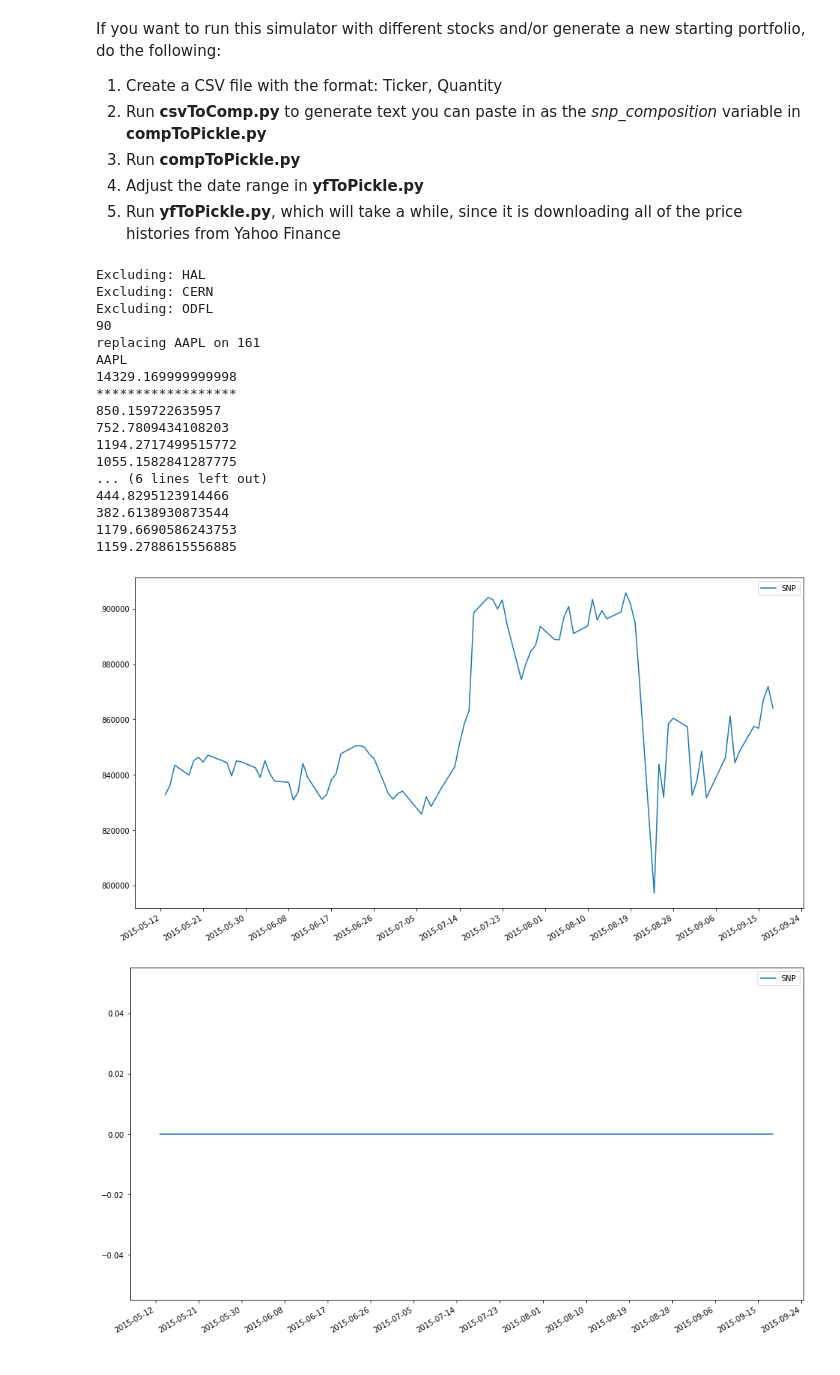
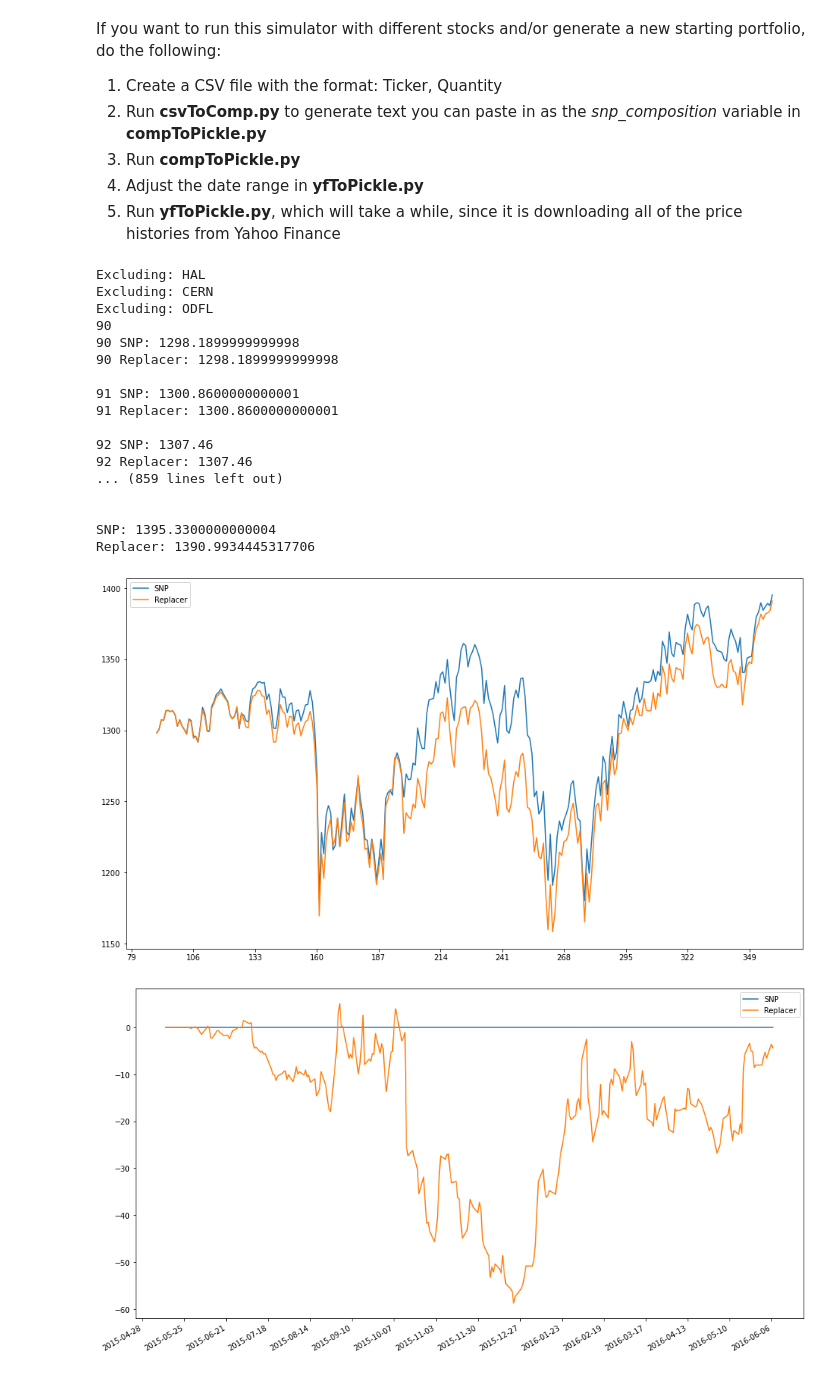
Before and after one commit to NikhilAPatel/A-Hybrid-Learning-Approach-to-Generating-Synthetic-Positions-for-Tax-Loss-Harvesting, a Jupyter notebook: model.ipynb, the cells around one changed output. Saved outputs shown, nothing was run; the diff lists cells and outputs as text; code cells hidden in the pictures.

```diff
--- a/model.ipynb
+++ b/model.ipynb
@@ -725,31 +789,46 @@ def simulate_stock(stock, sim_start_date, sim_end_date, tra_end_date, train_num_
         [baseline_stock_portfolio, synth_stock_portfolio, correlated_stock_portfolio], sim_start_date)
     run_simulation(sim_start_date, sim_end_date, portfolios, graph)
     return portfolios
-# %%
-snp_composition_stocks = model_output_to_portfolio(snp_composition, train_start_date+90)
-snp = Portfolio("SNP", train_start_date+90, 0, snp_composition_stocks, True)
-print(train_start_date+90)
-run_simulation(train_start_date+90, train_start_date+180, [snp], True, True)
-# %% [output]
-Excluding: HAL
-Excluding: CERN
-Excluding: ODFL
-90
-replacing AAPL on 161
-AAPL
-14329.169999999998
-******************
-850.159722635957
-752.7809434108203
-1194.2717499515772
-1055.1582841287775
-... (6 lines left out)
-444.8295123914466
-382.6138930873544
-1179.6690586243753
-1159.2788615556885
-[figure, removed]
-[figure, removed]
+# %%
+startdate = 90
+snp_composition_stocks = model_output_to_portfolio(snp_composition, train_start_date+90)
+sample = {"AAPL": Stock("AAPL", 90, 1), "COST": Stock("COST", 90, 1), "MXL": Stock("MXL", 90, 1), "WMT": Stock("WMT", 90, 1),
+          "KMI": Stock("KMI", 90, 1), "MTD": Stock("MTD", 90, 1), "MDLZ": Stock("MDLZ", 90, 1), "KR": Stock("KR", 90, 1),
+          "HES": Stock("HES", 90, 1), "ORLY": Stock("ORLY", 90, 1), "HLT": Stock("HLT", 90, 1), "HOLX": Stock("HOLX", 90, 1),
+          "HON": Stock("HON", 90, 1), "OXY": Stock("OXY", 90, 1), "OMC": Stock("OMC", 90, 1), "LHX": Stock("LHX", 90, 1)}
+
+sample2 = {"AAPL": Stock("AAPL", 90, 1), "COST": Stock("COST", 90, 1), "MXL": Stock("MXL", 90, 1), "WMT": Stock("WMT", 90, 1),
+          "KMI": Stock("KMI", 90, 1), "MTD": Stock("MTD", 90, 1), "MDLZ": Stock("MDLZ", 90, 1), "KR": Stock("KR", 90, 1),
+          "HES": Stock("HES", 90, 1), "ORLY": Stock("ORLY", 90, 1), "HLT": Stock("HLT", 90, 1), "HOLX": Stock("HOLX", 90, 1),
+          "HON": Stock("HON", 90, 1), "OXY": Stock("OXY", 90, 1), "OMC": Stock("OMC", 90, 1), "LHX": Stock("LHX", 90, 1)}
+snp = Portfolio("SNP", startdate, 0,sample , baseline=True)
+rep = Portfolio("Replacer", startdate, 0, sample2, replacement=True)
+print(startdate)
+run_simulation(startdate, 360, [snp, rep], True)
+
+
+#when you replace a stock, group them somehow. disallow this group from being able to be replaced themselves, and add a way to sell them off and buy back the original after 30 days
+#then, what do you do if another stock you already own is on this list, I guess you'd have to just sell some of it
+# %% [output]
+Excluding: HAL
+Excluding: CERN
+Excluding: ODFL
+90
+90 SNP: 1298.1899999999998
+90 Replacer: 1298.1899999999998
+
+91 SNP: 1300.8600000000001
+91 Replacer: 1300.8600000000001
+
+92 SNP: 1307.46
+92 Replacer: 1307.46
+... (859 lines left out)
+
+
+SNP: 1395.3300000000004
+Replacer: 1390.9934445317706
+[figure, added]
+[figure, added]
 # %%
 # def simulate_stock(stock: {__eq__},
 #                    sim_start_date: Any,
```
Also changed, not shown: parts of 3 cells of this notebook.
